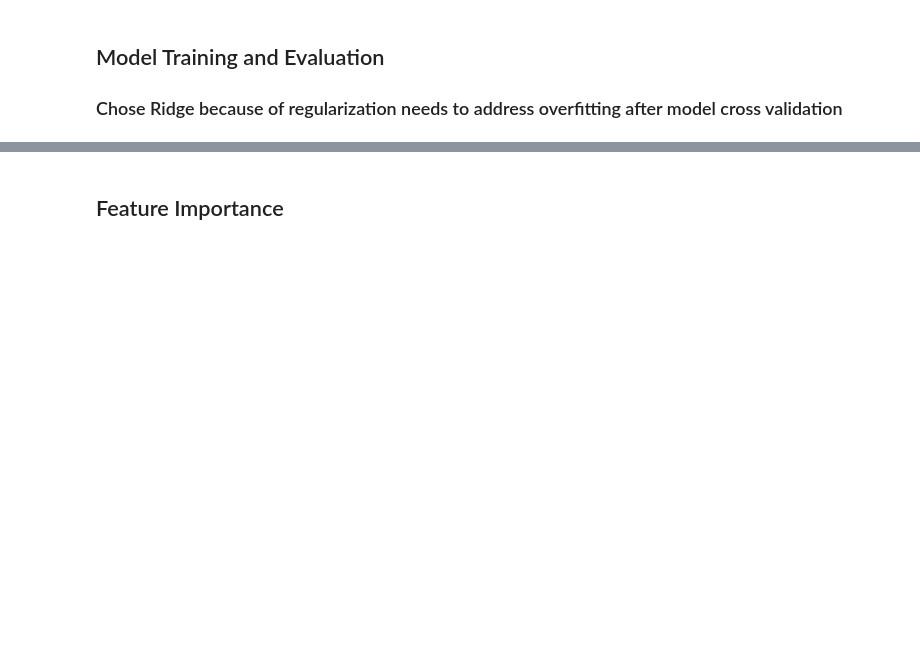
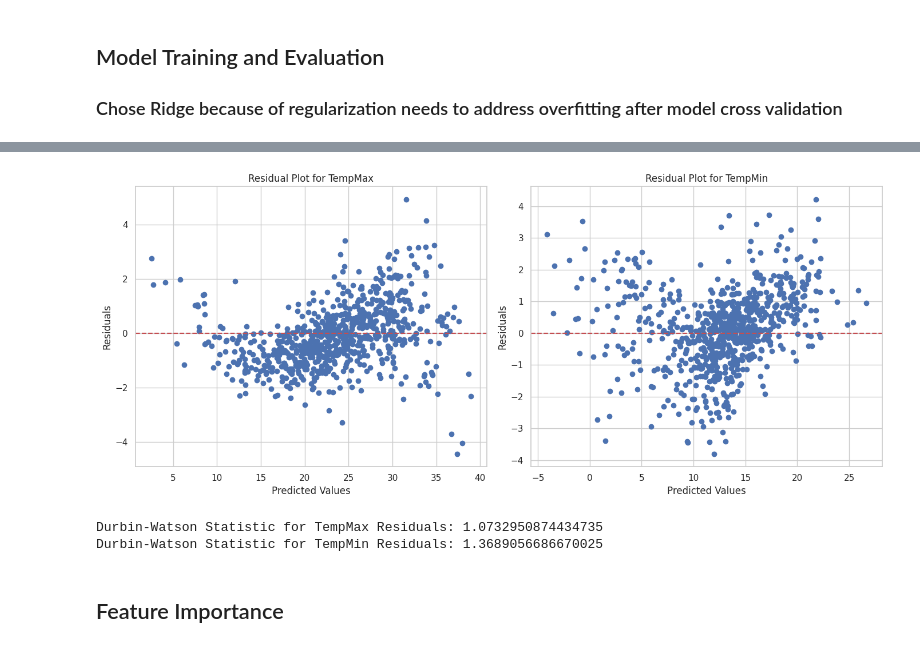
Before and after one commit to Laizra/Weather_prediction, a Jupyter notebook: right.ipynb, the cells around one changed output, grey strips where cells are left out. Drawn from its saved outputs; the diff is of its cells as text; code cells hidden in the pictures; blank space fills up the shorter version.

```diff
--- a/right.ipynb
+++ b/right.ipynb
@@ -452,2 +388,39 @@ plot_residuals(y_test_min, y_pred_test_min, 'TempMin Ridge Regression')
+# %%
+import matplotlib.pyplot as plt
+import seaborn as sns
+
+# Residual plots for TempMax
+plt.figure(figsize=(14, 6))
+plt.subplot(1, 2, 1)
+plt.scatter(y_pred_test_max, residuals_max)
+plt.axhline(y=0, color='r', linestyle='--')
+plt.xlabel('Predicted Values')
+plt.ylabel('Residuals')
+plt.title('Residual Plot for TempMax')
+
+# Residual plots for TempMin
+plt.subplot(1, 2, 2)
+plt.scatter(y_pred_test_min, residuals_min)
+plt.axhline(y=0, color='r', linestyle='--')
+plt.xlabel('Predicted Values')
+plt.ylabel('Residuals')
+plt.title('Residual Plot for TempMin')
+
+plt.tight_layout()
+plt.show()
+# %% [output]
+[figure, added]
+# %%
+from statsmodels.stats.stattools import durbin_watson
+
+# Compute Durbin-Watson statistic
+dw_stat_max = durbin_watson(residuals_max)
+dw_stat_min = durbin_watson(residuals_min)
+
+print(f'Durbin-Watson Statistic for TempMax Residuals: {dw_stat_max}')
+print(f'Durbin-Watson Statistic for TempMin Residuals: {dw_stat_min}')
+# %% [output]
+Durbin-Watson Statistic for TempMax Residuals: 1.0732950874434735
+Durbin-Watson Statistic for TempMin Residuals: 1.3689056686670025
 # %% [markdown]
 ## Feature Importance
```
Also changed, not shown: parts of 19 cells of this notebook.
